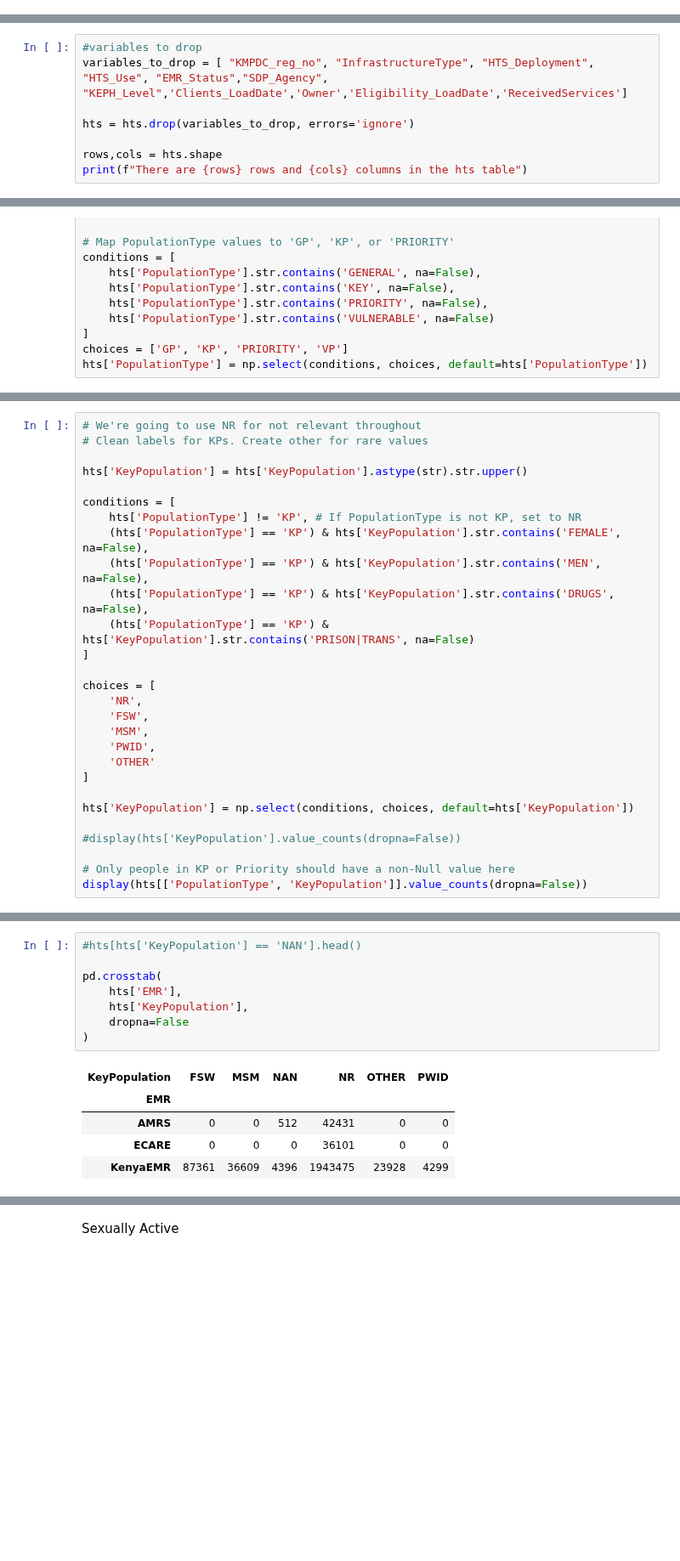
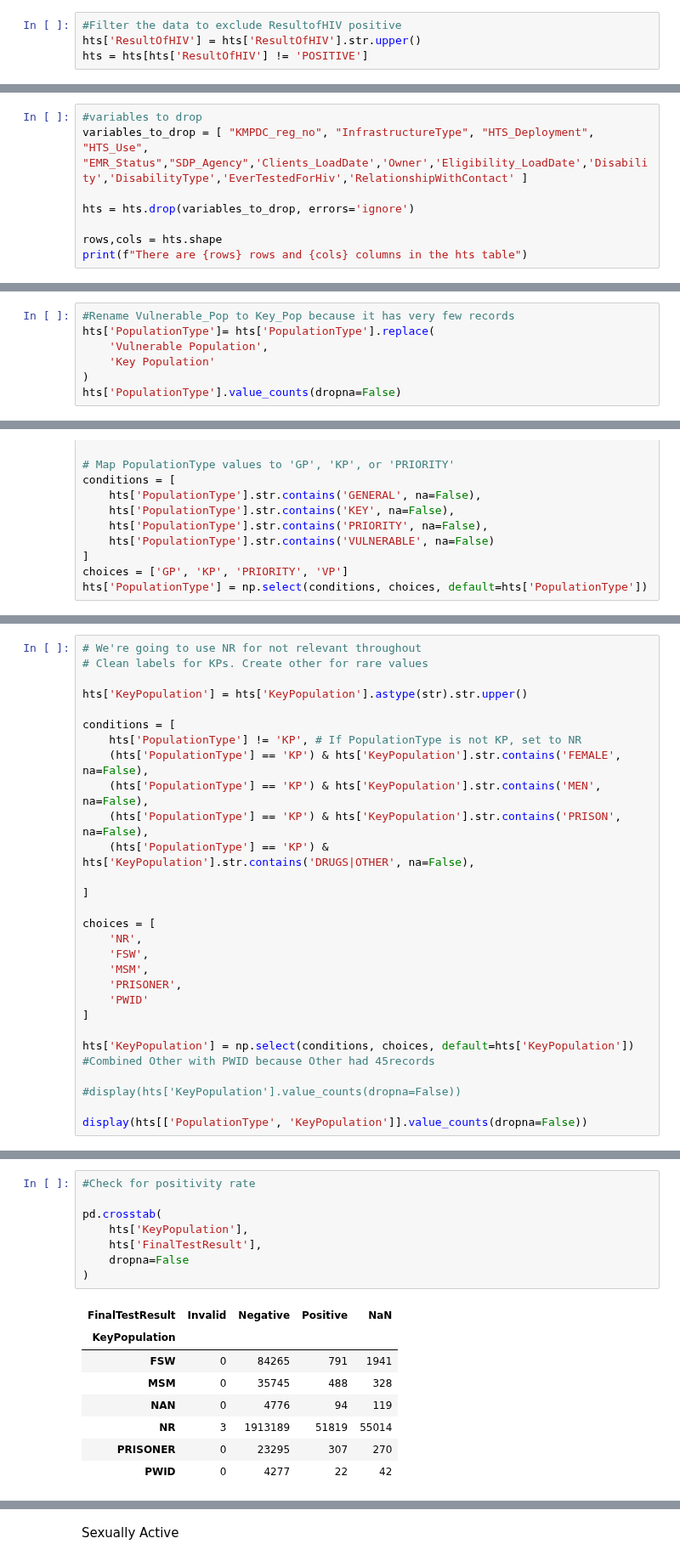
Before and after one commit to FridaOyucho/HTS-Model-, a Jupyter notebook: HTSModelDataPrep25082026.ipynb, the cells around one changed output, grey strips where cells are left out. Shown at 85% size. Drawn from its saved outputs; the diff is of its cells as text; blank space fills up the shorter version.

```diff
--- a/HTSModelDataPrep25082026.ipynb
+++ b/HTSModelDataPrep25082026.ipynb
@@ -215,0 +207,4 @@ print(hts['Project_y'].unique())
+# %%
+#Filter the data to exclude ResultofHIV positive
+hts['ResultOfHIV'] = hts['ResultOfHIV'].str.upper()
+hts = hts[hts['ResultOfHIV'] != 'POSITIVE']
@@ -475,6 +449,6 @@ Index(['SiteCode', 'PatientPk', 'VisitDate', 'PopulationType', 'KeyPopulation',
 # %%
 #variables to drop
-variables_to_drop = [ "KMPDC_reg_no", "InfrastructureType", "HTS_Deployment", "HTS_Use", "EMR_Status","SDP_Agency", "KEPH_Level",'Clients_LoadDate','Owner','Eligibility_LoadDate','ReceivedServices']
+variables_to_drop = [ "KMPDC_reg_no", "InfrastructureType", "HTS_Deployment", "HTS_Use", "EMR_Status","SDP_Agency",'Clients_LoadDate','Owner','Eligibility_LoadDate','Disability','DisabilityType','EverTestedForHiv','RelationshipWithContact' ]
 
 hts = hts.drop(variables_to_drop, errors='ignore')
 
@@ -525,3 +503,10 @@ display(hts['PopulationType'].value_counts(dropna=False))
 | NA | 11046 |
 | Vulnerable Population | 90 |
 dtype: int64
+# %%
+#Rename Vulnerable_Pop to Key_Pop because it has very few records
+hts['PopulationType']= hts['PopulationType'].replace(
+    'Vulnerable Population',
+    'Key Population'
+)
+hts['PopulationType'].value_counts(dropna=False)
@@ -552,23 +555,23 @@ conditions = [
     hts['PopulationType'] != 'KP', # If PopulationType is not KP, set to NR
     (hts['PopulationType'] == 'KP') & hts['KeyPopulation'].str.contains('FEMALE', na=False),
     (hts['PopulationType'] == 'KP') & hts['KeyPopulation'].str.contains('MEN', na=False),
-    (hts['PopulationType'] == 'KP') & hts['KeyPopulation'].str.contains('DRUGS', na=False),
-    (hts['PopulationType'] == 'KP') & hts['KeyPopulation'].str.contains('PRISON|TRANS', na=False)
+    (hts['PopulationType'] == 'KP') & hts['KeyPopulation'].str.contains('PRISON', na=False),
+    (hts['PopulationType'] == 'KP') & hts['KeyPopulation'].str.contains('DRUGS|OTHER', na=False),
+
 ]
 
 choices = [
     'NR',
     'FSW',
     'MSM',
-    'PWID',
-    'OTHER'
+    'PRISONER',
+    'PWID'
 ]
 
-hts['KeyPopulation'] = np.select(conditions, choices, default=hts['KeyPopulation'])
+hts['KeyPopulation'] = np.select(conditions, choices, default=hts['KeyPopulation']) #Combined Other with PWID because Other had 45records
 
 #display(hts['KeyPopulation'].value_counts(dropna=False))
 
-# Only people in KP or Priority should have a non-Null value here
 display(hts[['PopulationType', 'KeyPopulation']].value_counts(dropna=False))
 # %% [output]
 |  |  | count |
@@ -585,15 +587,18 @@ display(hts[['PopulationType', 'KeyPopulation']].value_counts(dropna=False))
 dtype: int64
 # %%
-#hts[hts['KeyPopulation'] == 'NAN'].head()
+#Check for positivity rate
 
 pd.crosstab(
-    hts['EMR'],
     hts['KeyPopulation'],
+    hts['FinalTestResult'],
     dropna=False
 )
 # %% [output]
-| KeyPopulation | FSW | MSM | NAN | NR | OTHER | PWID |
-| EMR |  |  |  |  |  |  |
-| AMRS | 0 | 0 | 512 | 42431 | 0 | 0 |
-| ECARE | 0 | 0 | 0 | 36101 | 0 | 0 |
-| KenyaEMR | 87361 | 36609 | 4396 | 1943475 | 23928 | 4299 |
+| FinalTestResult | Invalid | Negative | Positive | NaN |
+| KeyPopulation |  |  |  |  |
+| FSW | 0 | 84265 | 791 | 1941 |
+| MSM | 0 | 35745 | 488 | 328 |
+| NAN | 0 | 4776 | 94 | 119 |
+| NR | 3 | 1913189 | 51819 | 55014 |
+| PRISONER | 0 | 23295 | 307 | 270 |
+| PWID | 0 | 4277 | 22 | 42 |
```
Also changed, not shown: parts of 61 cells of this notebook.
